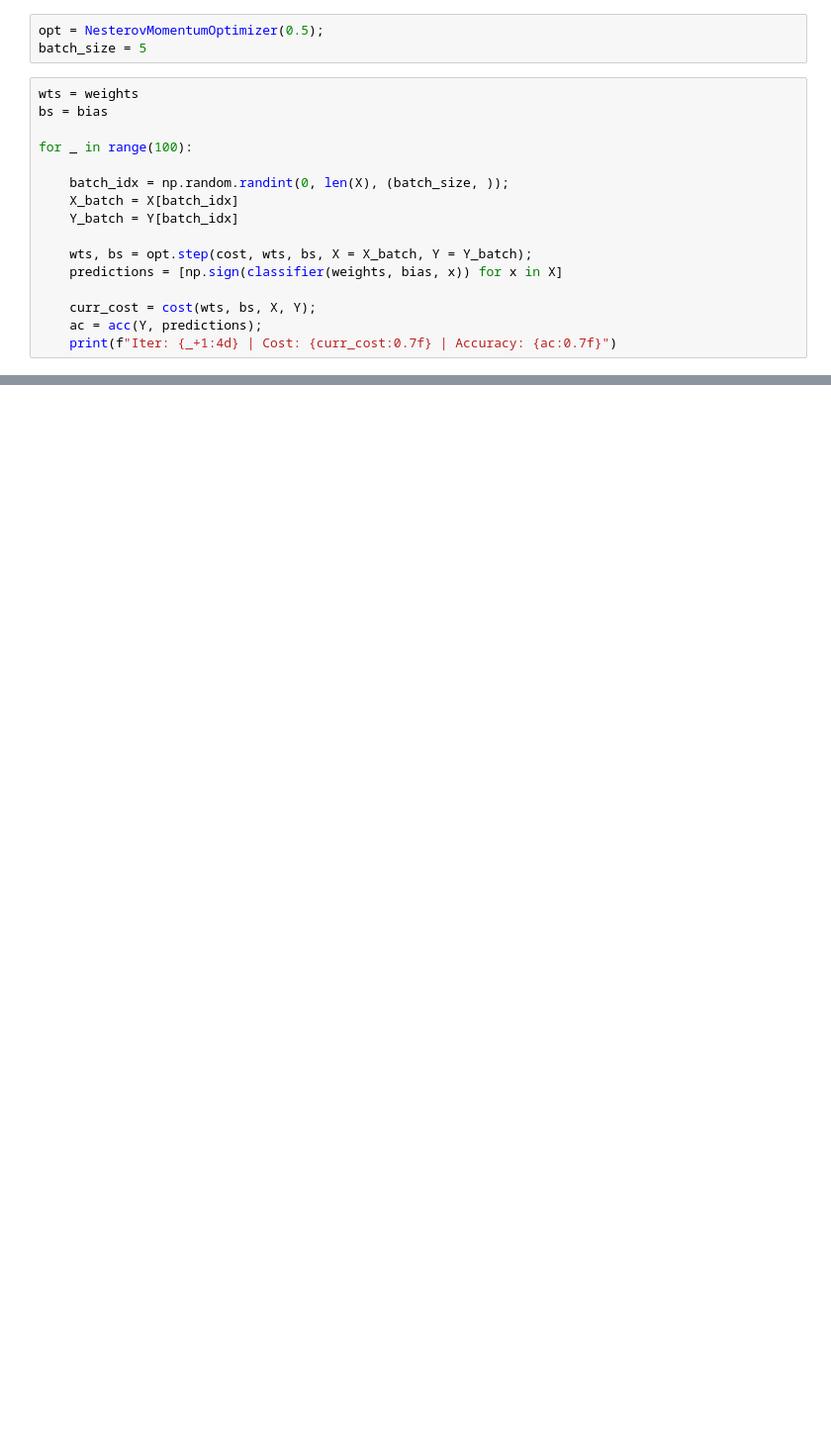
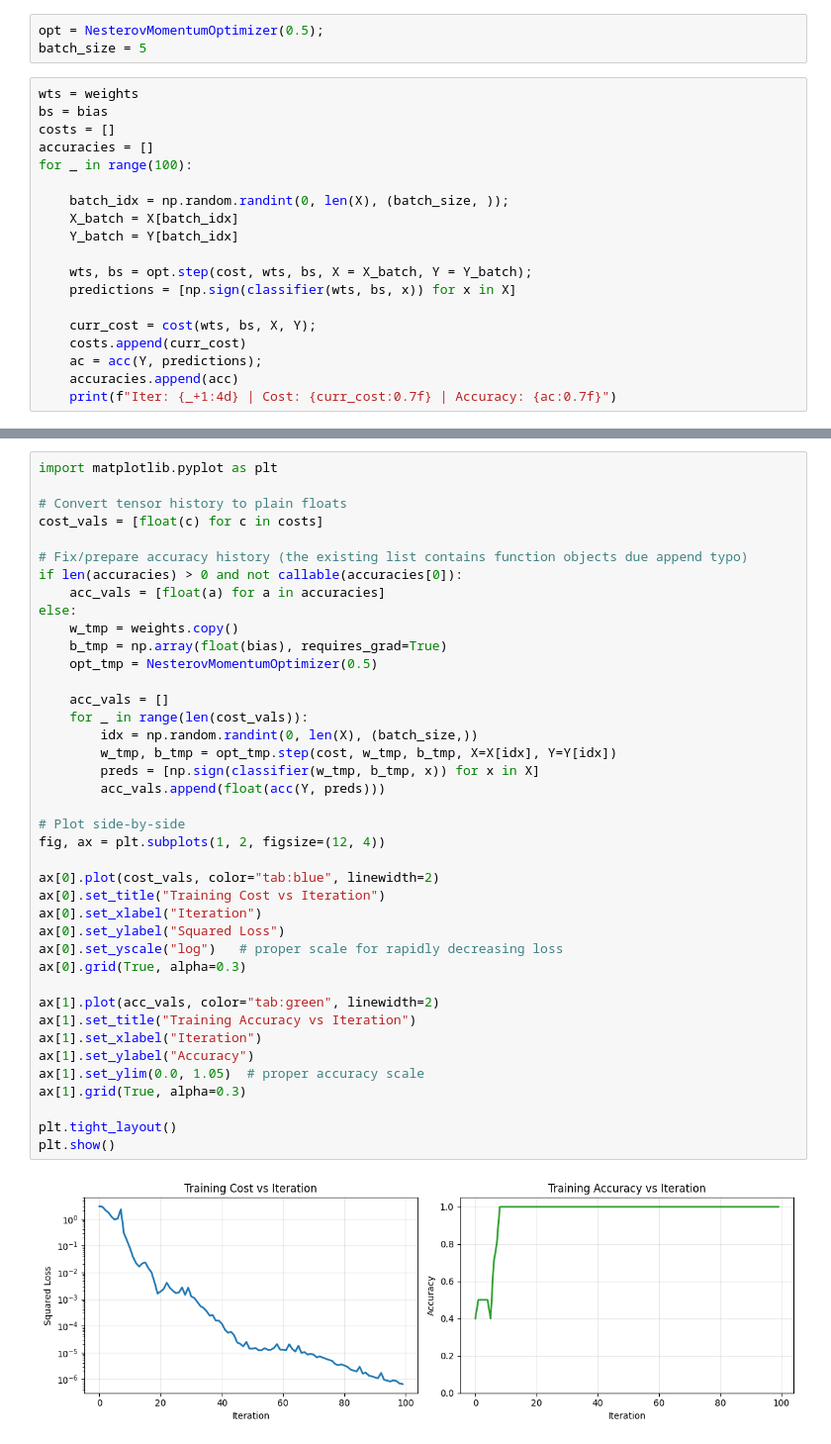
Before and after one commit to ghoraisaikat/QuantumVentures, a Jupyter notebook: src/VQCs/parity.ipynb, the cells around one changed output, grey strips where cells are left out. Shown at 99% size. Cells and saved outputs as stored; diff of their text form; blank space fills up the shorter version.

```diff
--- a/src/VQCs/parity.ipynb
+++ b/src/VQCs/parity.ipynb
@@ -69,7 +72,8 @@ batch_size = 5
 # %%
 wts = weights
 bs = bias
-
+costs = []
+accuracies = []
 for _ in range(100):
 
     batch_idx = np.random.randint(0, len(X), (batch_size, ));
@@ -77,9 +81,11 @@ for _ in range(100):
     Y_batch = Y[batch_idx]
 
     wts, bs = opt.step(cost, wts, bs, X = X_batch, Y = Y_batch);
-    predictions = [np.sign(classifier(weights, bias, x)) for x in X]
+    predictions = [np.sign(classifier(wts, bs, x)) for x in X]
 
     curr_cost = cost(wts, bs, X, Y);
+    costs.append(curr_cost)
     ac = acc(Y, predictions);
+    accuracies.append(acc)
     print(f"Iter: {_+1:4d} | Cost: {curr_cost:0.7f} | Accuracy: {ac:0.7f}")
 # %% [output]
@@ -102,0 +109,42 @@ Iter:  100 | Cost: 0.0000007 | Accuracy: 0.5000000
+# %%
+import matplotlib.pyplot as plt
+
+# Convert tensor history to plain floats
+cost_vals = [float(c) for c in costs]
+
+# Fix/prepare accuracy history (the existing list contains function objects due append typo)
+if len(accuracies) > 0 and not callable(accuracies[0]):
+    acc_vals = [float(a) for a in accuracies]
+else:
+    w_tmp = weights.copy()
+    b_tmp = np.array(float(bias), requires_grad=True)
+    opt_tmp = NesterovMomentumOptimizer(0.5)
+
+    acc_vals = []
+    for _ in range(len(cost_vals)):
+        idx = np.random.randint(0, len(X), (batch_size,))
+        w_tmp, b_tmp = opt_tmp.step(cost, w_tmp, b_tmp, X=X[idx], Y=Y[idx])
+        preds = [np.sign(classifier(w_tmp, b_tmp, x)) for x in X]
+        acc_vals.append(float(acc(Y, preds)))
+
+# Plot side-by-side
+fig, ax = plt.subplots(1, 2, figsize=(12, 4))
+
+ax[0].plot(cost_vals, color="tab:blue", linewidth=2)
+ax[0].set_title("Training Cost vs Iteration")
+ax[0].set_xlabel("Iteration")
+ax[0].set_ylabel("Squared Loss")
+ax[0].set_yscale("log")   # proper scale for rapidly decreasing loss
+ax[0].grid(True, alpha=0.3)
+
+ax[1].plot(acc_vals, color="tab:green", linewidth=2)
+ax[1].set_title("Training Accuracy vs Iteration")
+ax[1].set_xlabel("Iteration")
+ax[1].set_ylabel("Accuracy")
+ax[1].set_ylim(0.0, 1.05)  # proper accuracy scale
+ax[1].grid(True, alpha=0.3)
+
+plt.tight_layout()
+plt.show()
+# %% [output]
+[figure, added]
```
Also changed, not shown: parts of 3 cells of this notebook, 3 other files.
